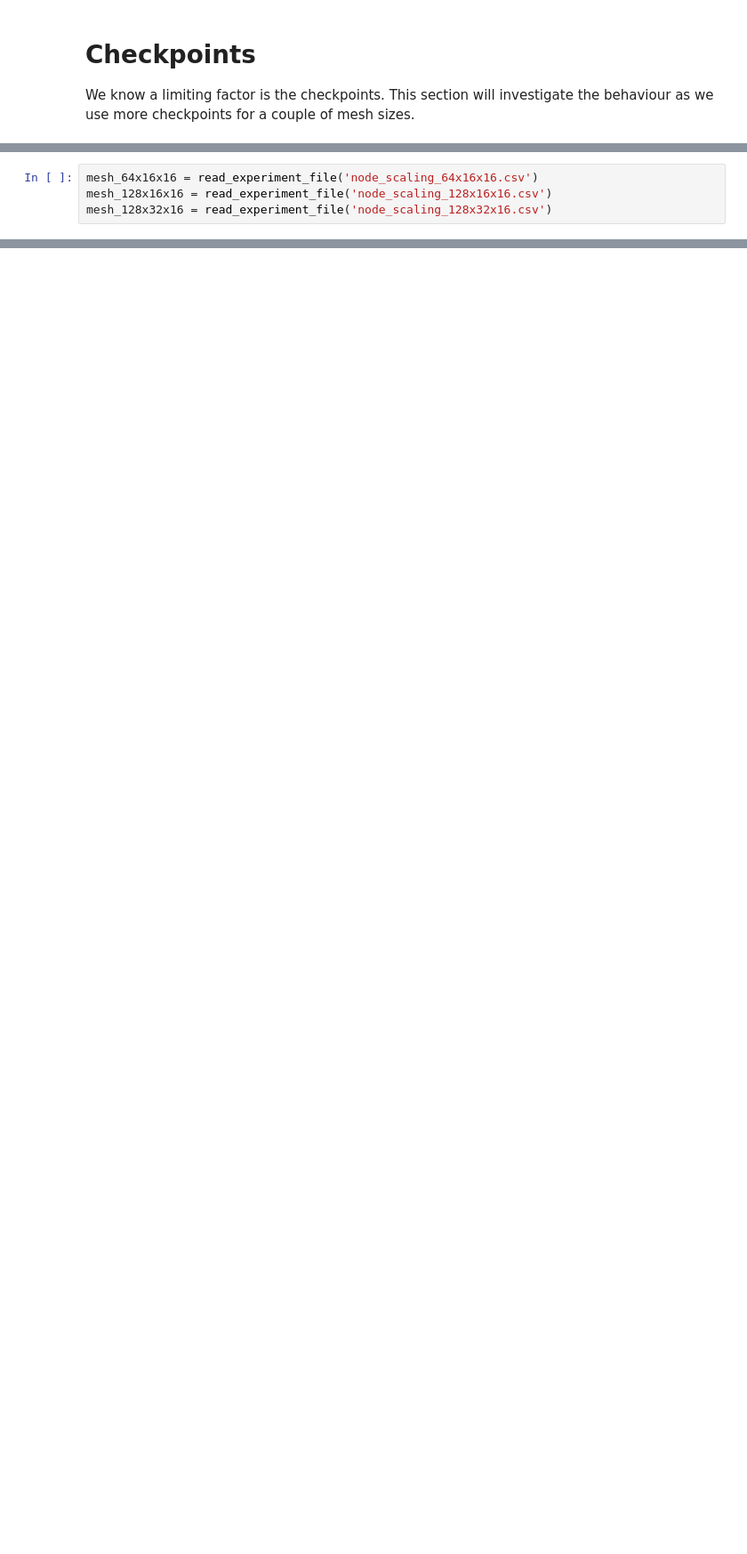
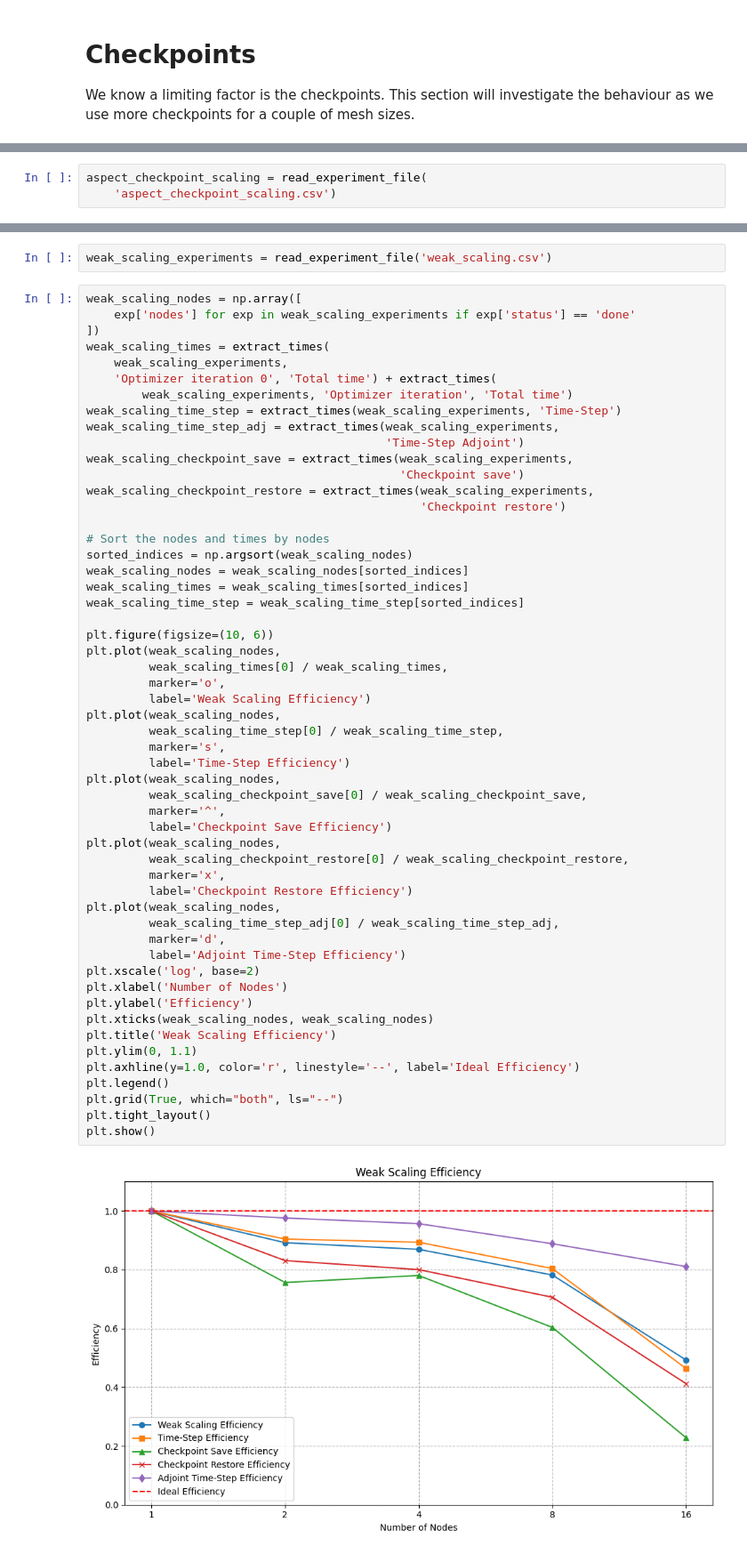
Before and after one commit to ExtremeFLOW/neko-top, a Jupyter notebook: examples/lumi_mixer/analyse.ipynb, the cells around one changed output, grey strips where cells are left out. Shown at 89% size. Saved outputs shown, nothing was run; the diff lists cells and outputs as text; blank space fills up the shorter version.

```diff
--- a/examples/lumi_mixer/analyse.ipynb
+++ b/examples/lumi_mixer/analyse.ipynb
@@ -368,5 +363,4 @@ stressed.
 # %%
-mesh_64x16x16 = read_experiment_file('node_scaling_64x16x16.csv')
-mesh_128x16x16 = read_experiment_file('node_scaling_128x16x16.csv')
-mesh_128x32x16 = read_experiment_file('node_scaling_128x32x16.csv')
+aspect_checkpoint_scaling = read_experiment_file(
+    'aspect_checkpoint_scaling.csv')
 # %%
@@ -419,0 +443,58 @@ plt.show()
+# %%
+weak_scaling_experiments = read_experiment_file('weak_scaling.csv')
+# %%
+weak_scaling_nodes = np.array([
+    exp['nodes'] for exp in weak_scaling_experiments if exp['status'] == 'done'
+])
+weak_scaling_times = extract_times(
+    weak_scaling_experiments,
+    'Optimizer iteration 0', 'Total time') + extract_times(
+        weak_scaling_experiments, 'Optimizer iteration', 'Total time')
+weak_scaling_time_step = extract_times(weak_scaling_experiments, 'Time-Step')
+weak_scaling_time_step_adj = extract_times(weak_scaling_experiments,
+                                           'Time-Step Adjoint')
+weak_scaling_checkpoint_save = extract_times(weak_scaling_experiments,
+                                             'Checkpoint save')
+weak_scaling_checkpoint_restore = extract_times(weak_scaling_experiments,
+                                                'Checkpoint restore')
+
+# Sort the nodes and times by nodes
+sorted_indices = np.argsort(weak_scaling_nodes)
+weak_scaling_nodes = weak_scaling_nodes[sorted_indices]
+weak_scaling_times = weak_scaling_times[sorted_indices]
+weak_scaling_time_step = weak_scaling_time_step[sorted_indices]
+
+plt.figure(figsize=(10, 6))
+plt.plot(weak_scaling_nodes,
+         weak_scaling_times[0] / weak_scaling_times,
+         marker='o',
+         label='Weak Scaling Efficiency')
+plt.plot(weak_scaling_nodes,
+         weak_scaling_time_step[0] / weak_scaling_time_step,
+         marker='s',
+         label='Time-Step Efficiency')
+plt.plot(weak_scaling_nodes,
+         weak_scaling_checkpoint_save[0] / weak_scaling_checkpoint_save,
+         marker='^',
+         label='Checkpoint Save Efficiency')
+plt.plot(weak_scaling_nodes,
+         weak_scaling_checkpoint_restore[0] / weak_scaling_checkpoint_restore,
+         marker='x',
+         label='Checkpoint Restore Efficiency')
+plt.plot(weak_scaling_nodes,
+         weak_scaling_time_step_adj[0] / weak_scaling_time_step_adj,
+         marker='d',
+         label='Adjoint Time-Step Efficiency')
+plt.xscale('log', base=2)
+plt.xlabel('Number of Nodes')
+plt.ylabel('Efficiency')
+plt.xticks(weak_scaling_nodes, weak_scaling_nodes)
+plt.title('Weak Scaling Efficiency')
+plt.ylim(0, 1.1)
+plt.axhline(y=1.0, color='r', linestyle='--', label='Ideal Efficiency')
+plt.legend()
+plt.grid(True, which="both", ls="--")
+plt.tight_layout()
+plt.show()
+# %% [output]
+[figure, added]
```
Also changed, not shown: parts of 9 cells of this notebook.
